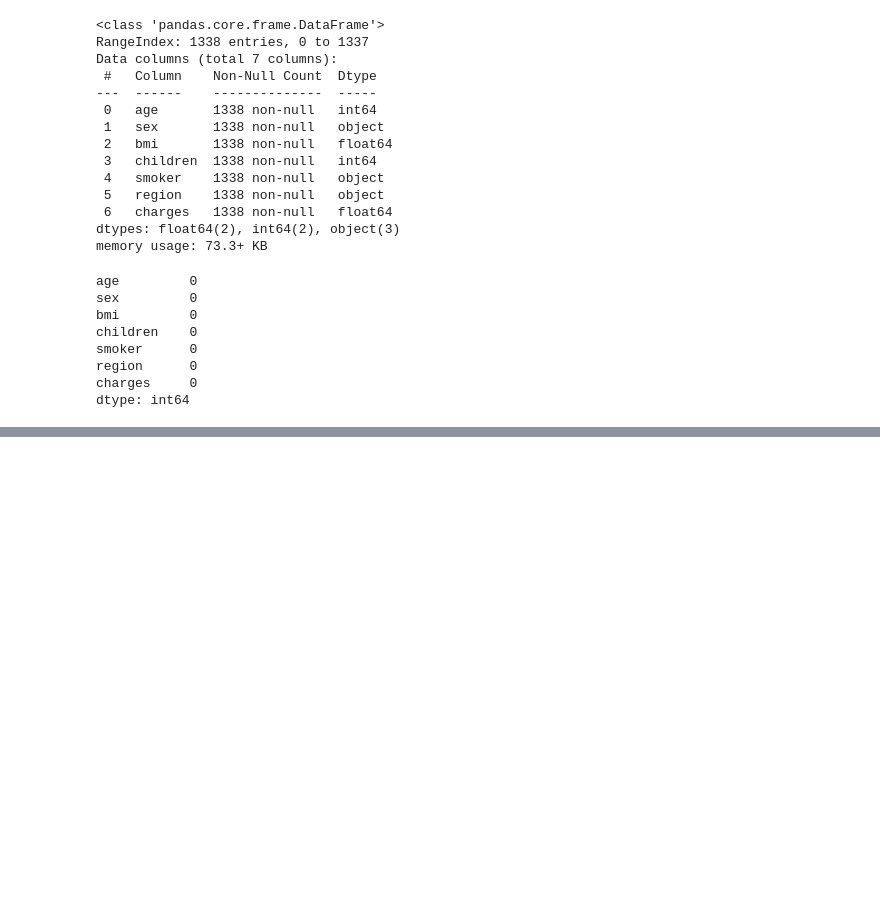
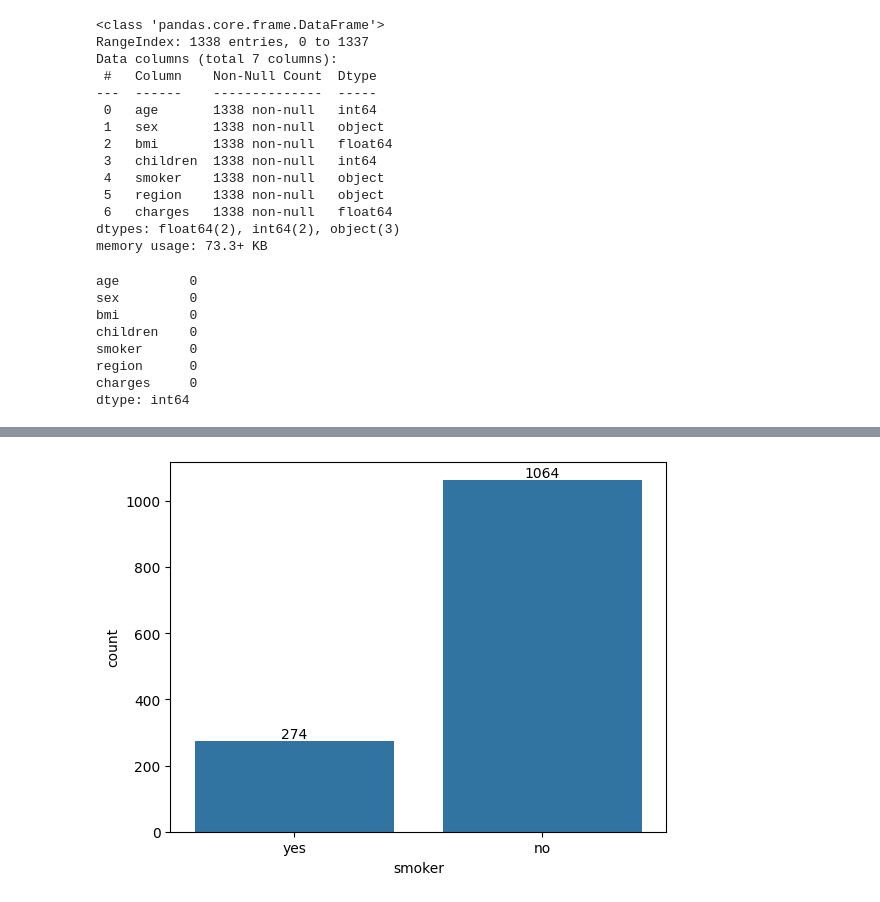
Before and after one commit to shubham-kamlaskar/jenkins_1, a Jupyter notebook: jenkins_1.ipynb, the cells around one changed output, grey strips where cells are left out. Cells and saved outputs as stored; diff of their text form; code cells hidden in the pictures; blank space fills up the shorter version.

```diff
--- a/jenkins_1.ipynb
+++ b/jenkins_1.ipynb
@@ -55,0 +73,8 @@ df.describe().T
+# %%
+
+ax = sns.countplot(x=df['smoker'])
+
+for i in ax.containers:
+    ax.bar_label(i)
+# %% [output]
+[figure, added]
```
Also changed, not shown: parts of 13 cells of this notebook.
